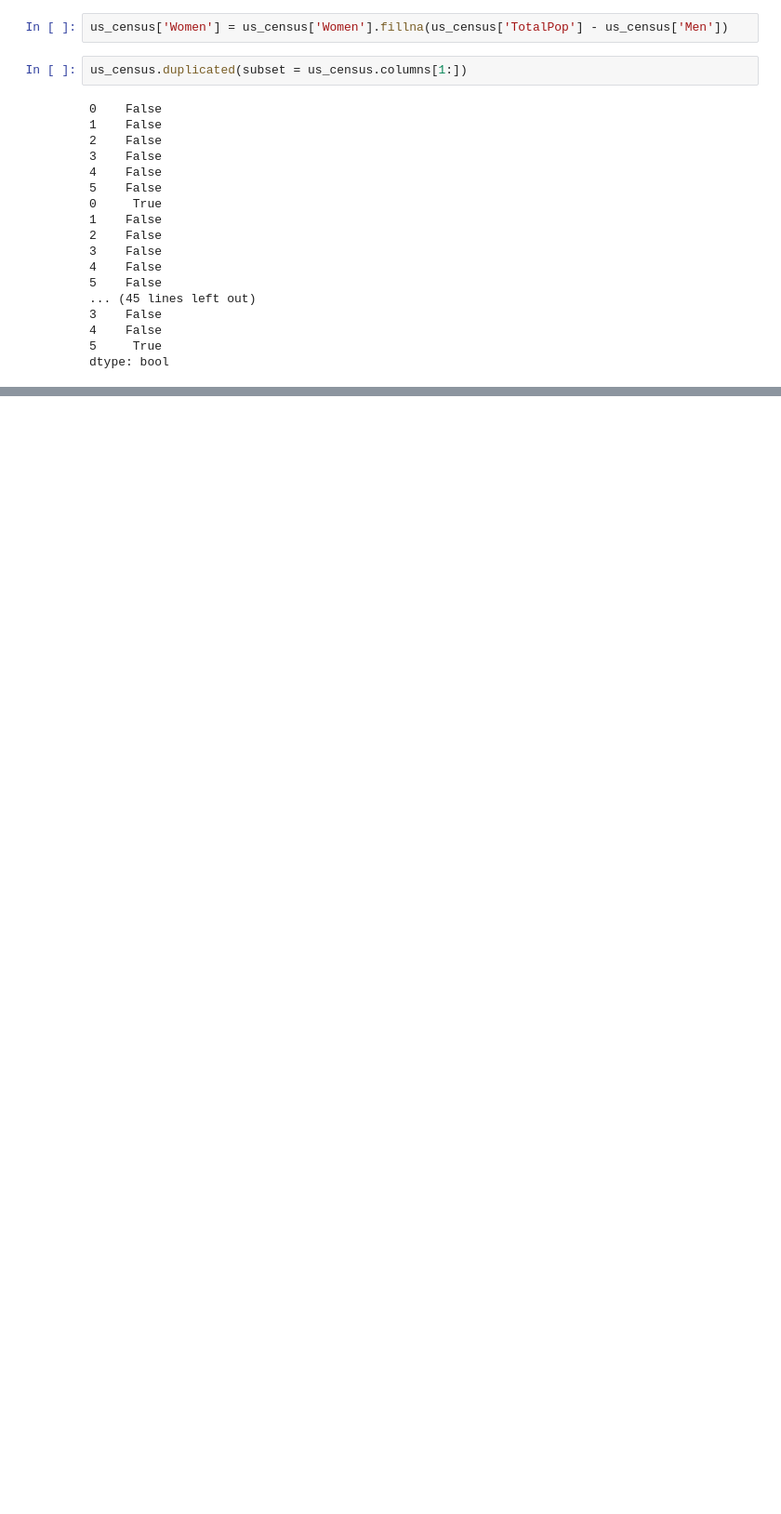
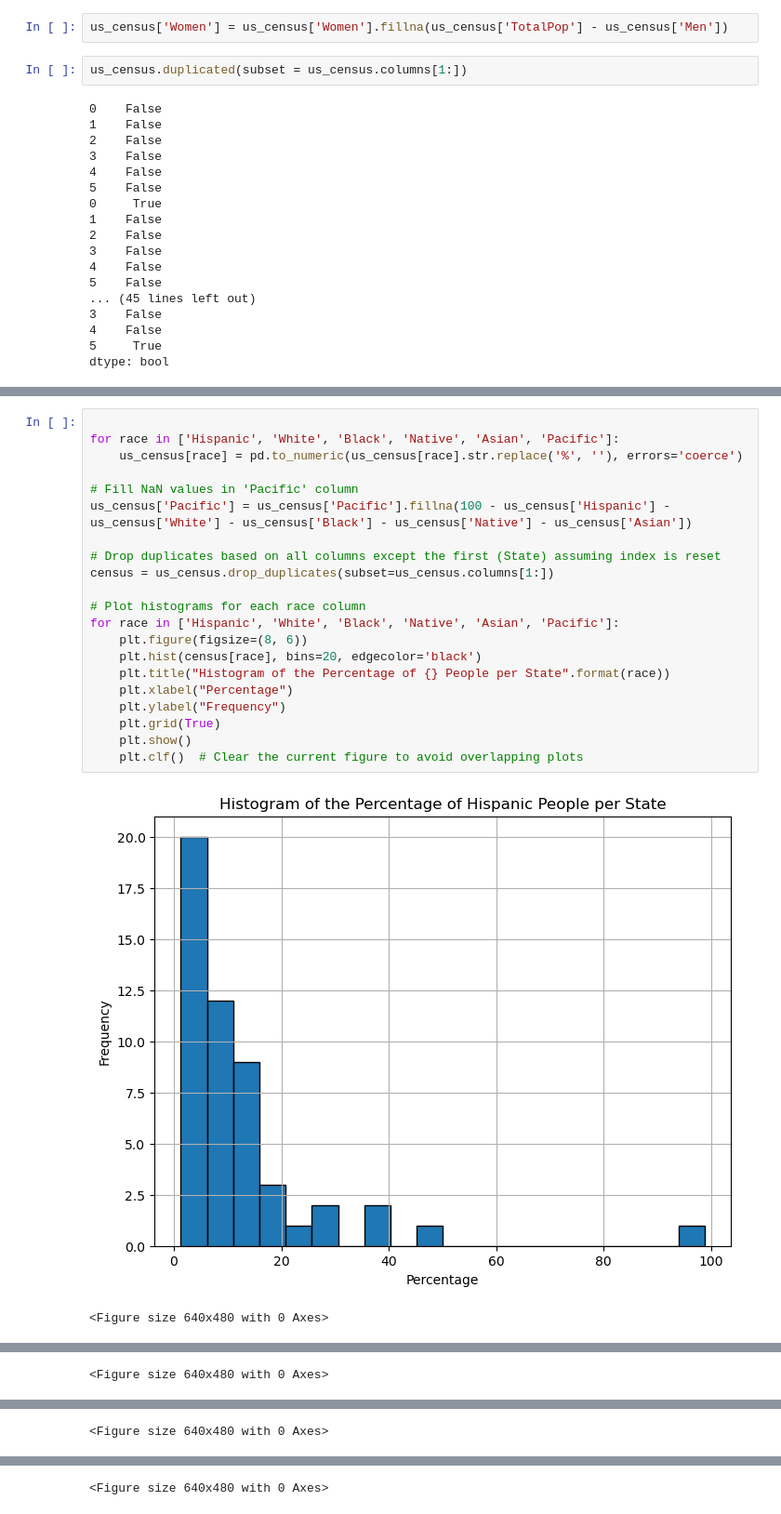
Before and after one commit to ZahraKiashemshaki/Cleaning-US-Census-Data., a Jupyter notebook: US Census Data..ipynb, the cells around one changed output, grey strips where cells are left out. Shown at 93% size. Cells and saved outputs as stored; diff of their text form; blank space fills up the shorter version.

```diff
--- a/US Census Data..ipynb
+++ b/US Census Data..ipynb
@@ -283,0 +281,24 @@ plt.clf()
+# %%
+
+for race in ['Hispanic', 'White', 'Black', 'Native', 'Asian', 'Pacific']:
+    us_census[race] = pd.to_numeric(us_census[race].str.replace('%', ''), errors='coerce')
+
+# Fill NaN values in 'Pacific' column
+us_census['Pacific'] = us_census['Pacific'].fillna(100 - us_census['Hispanic'] - us_census['White'] - us_census['Black'] - us_census['Native'] - us_census['Asian'])
+
+# Drop duplicates based on all columns except the first (State) assuming index is reset
+census = us_census.drop_duplicates(subset=us_census.columns[1:])
+
+# Plot histograms for each race column
+for race in ['Hispanic', 'White', 'Black', 'Native', 'Asian', 'Pacific']:
+    plt.figure(figsize=(8, 6))
+    plt.hist(census[race], bins=20, edgecolor='black')
+    plt.title("Histogram of the Percentage of {} People per State".format(race))
+    plt.xlabel("Percentage")
+    plt.ylabel("Frequency")
+    plt.grid(True)
+    plt.show()
+    plt.clf()  # Clear the current figure to avoid overlapping plots
+# %% [output]
+[figure, added]
+<Figure size 640x480 with 0 Axes>
@@ -283,0 +306 @@ plt.clf()
+<Figure size 640x480 with 0 Axes>
@@ -283,0 +308 @@ plt.clf()
+<Figure size 640x480 with 0 Axes>
@@ -283,0 +310 @@ plt.clf()
+<Figure size 640x480 with 0 Axes>
```
Also changed, not shown: parts of 28 cells of this notebook.
